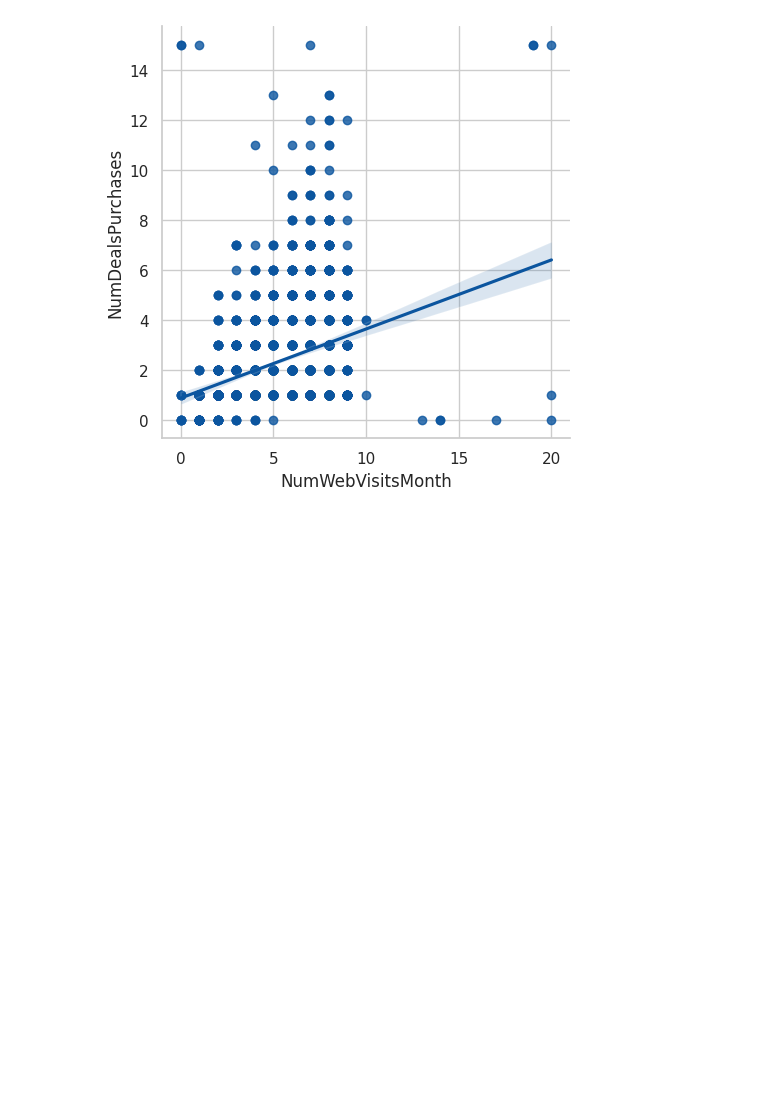
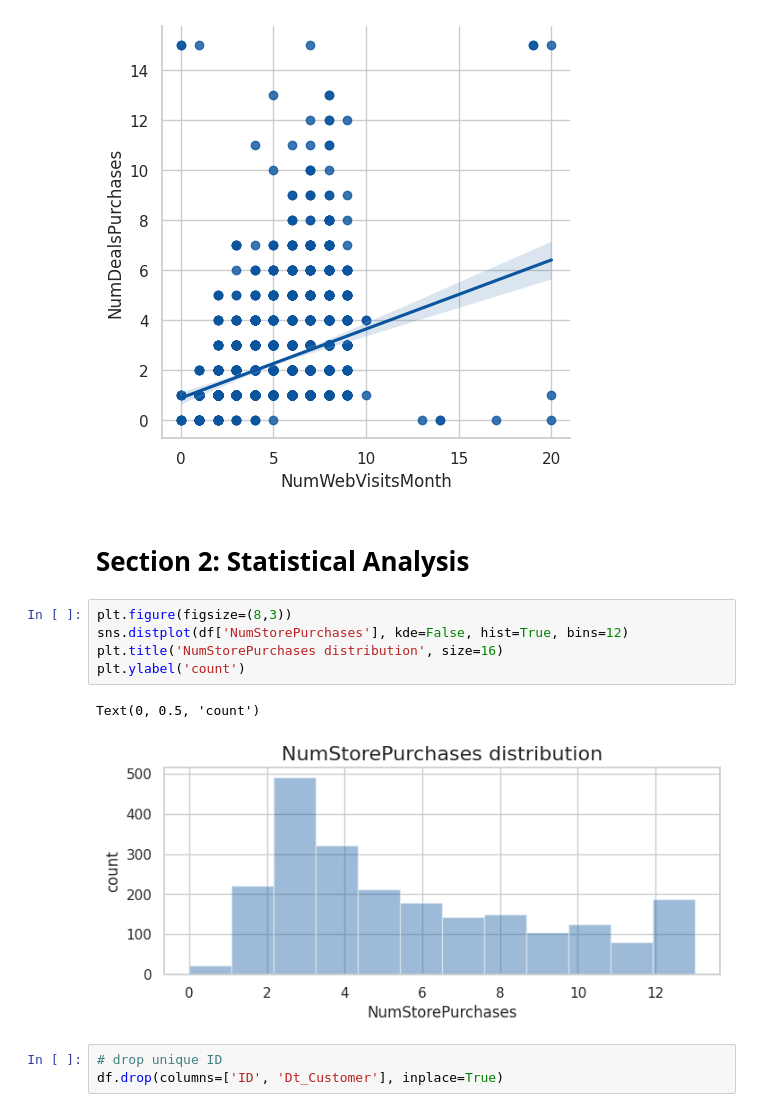
Before and after one commit to sservaes/marketing_analysis, a Jupyter notebook: marketing_analysis.ipynb, the cells around one changed output. Saved outputs shown, nothing was run; the diff lists cells and outputs as text; blank space fills up the shorter version.

Commit message:
extended statistical analysis

```diff
--- a/marketing_analysis.ipynb
+++ b/marketing_analysis.ipynb
@@ -228,3 +232,16 @@ sns.lmplot(x='NumWebVisitsMonth', y='NumDealsPurchases', data=df)
 # %% [output]
 <seaborn.axisgrid.FacetGrid at 0x...>
 [figure]
+# %% [markdown]
+# Section 2: Statistical Analysis
+# %%
+plt.figure(figsize=(8,3))
+sns.distplot(df['NumStorePurchases'], kde=False, hist=True, bins=12)
+plt.title('NumStorePurchases distribution', size=16)
+plt.ylabel('count')
+# %% [output]
+Text(0, 0.5, 'count')
+[figure, added]
+# %%
+# drop unique ID
+df.drop(columns=['ID', 'Dt_Customer'], inplace=True)
```
Also changed, not shown: parts of 29 cells of this notebook.
